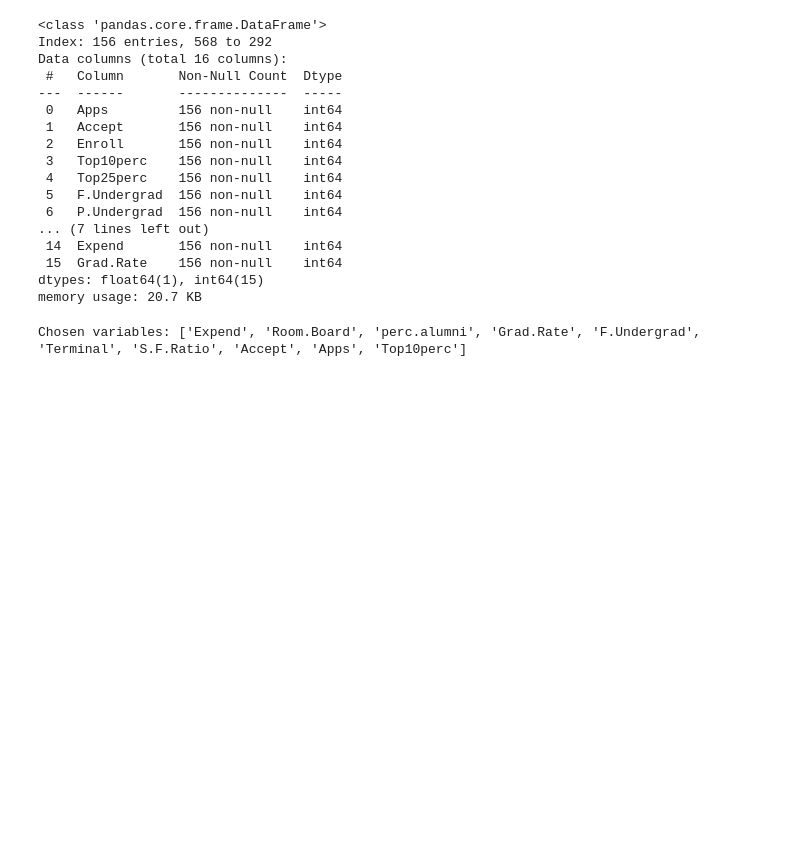
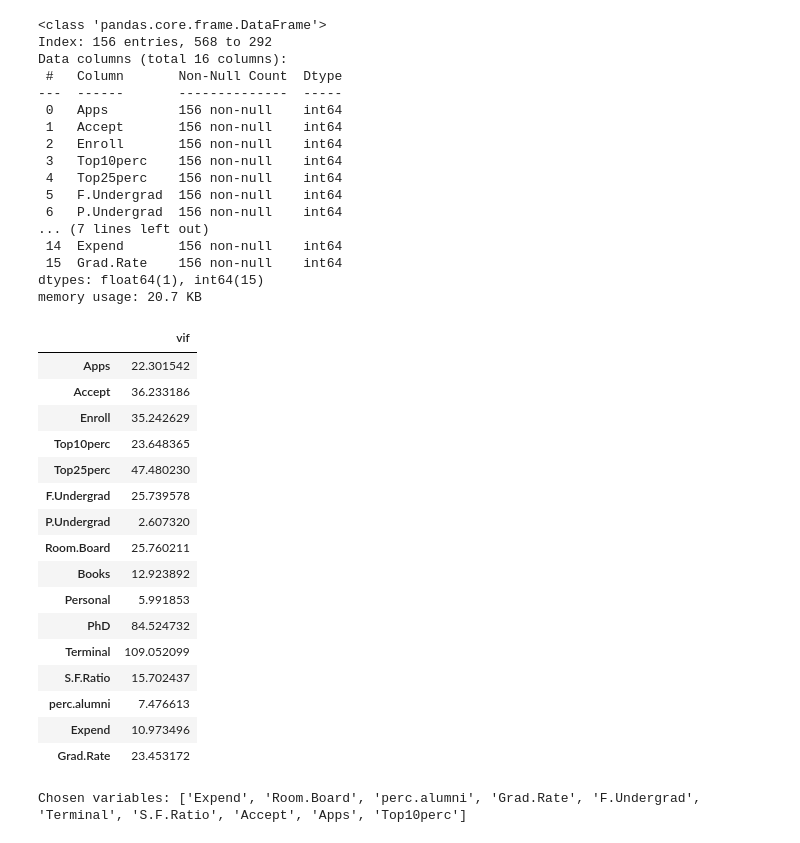
Before and after one commit to MichalPytlarz/ML-ISLP, a Jupyter notebook: ML_Studia/Ch7/Ch7Ex10.ipynb, the cells around one changed output. Drawn from its saved outputs; the diff is of its cells as text; code cells hidden in the pictures; blank space fills up the shorter version.

```diff
--- a/ML_Studia/Ch7/Ch7Ex10.ipynb
+++ b/ML_Studia/Ch7/Ch7Ex10.ipynb
@@ -114,6 +120,32 @@ Data columns (total 16 columns):
  15  Grad.Rate    156 non-null    int64
 dtypes: float64(1), int64(15)
 memory usage: 20.7 KB
+# %%
+vals = [variance_inflation_factor(X_train, i ) for i in range (X_train.shape[1])]
+
+vif = pd.DataFrame({
+    "vif": vals
+},
+    index=X_train.columns[:])
+vif
+# %% [output]
+|  | vif |
+| Apps | 22.301542 |
+| Accept | 36.233186 |
+| Enroll | 35.242629 |
+| Top10perc | 23.648365 |
+| Top25perc | 47.480230 |
+| F.Undergrad | 25.739578 |
+| P.Undergrad | 2.607320 |
+| Room.Board | 25.760211 |
+| Books | 12.923892 |
+| Personal | 5.991853 |
+| PhD | 84.524732 |
+| Terminal | 109.052099 |
+| S.F.Ratio | 15.702437 |
+| perc.alumni | 7.476613 |
+| Expend | 10.973496 |
+| Grad.Rate | 23.453172 |
 # %%
 remaining_cols = list(X_train.columns)
 selected = []
```
Also changed, not shown: parts of 6 cells of this notebook, 2 other files.
